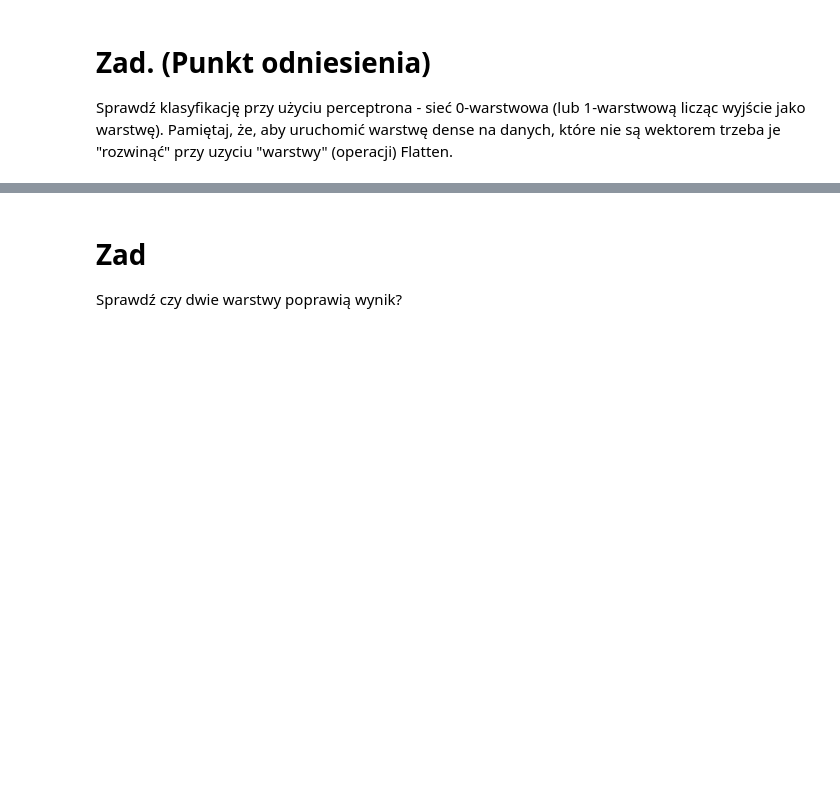
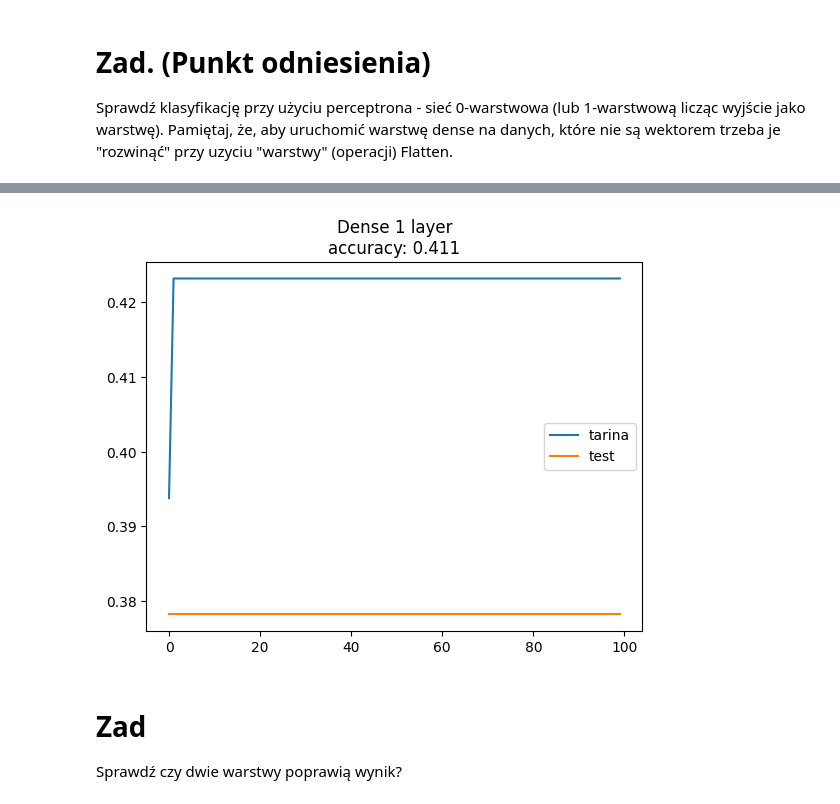
Before and after one commit to KrystianJachna/AI, a Jupyter notebook: cw12/AD_Z12_A_Convolution.ipynb, the cells around one changed output, grey strips where cells are left out. Drawn from its saved outputs; the diff is of its cells as text; code cells hidden in the pictures; blank space fills up the shorter version.

```diff
--- a/cw12/AD_Z12_A_Convolution.ipynb
+++ b/cw12/AD_Z12_A_Convolution.ipynb
@@ -267,0 +228,20 @@ plt.show()
+# %%
+def plot_model_history(history, title, accuracy, ax=None, *, y_lim:tuple=None):
+    if ax is None:
+        ax = plt.gca()
+    ax.plot(history.history['categorical_accuracy'], label = "tarina")
+    ax.plot(history.history['val_categorical_accuracy'], label = "test")
+    ax.set_title(f"{title}\naccuracy: {accuracy:.3f}")
+    if y_lim:
+        ax.set_ylim(*y_lim)
+    ax.legend()
+# %%
+def train_model(model):
+    history = History()
+    early_stopping = EarlyStopping(patience=20,monitor="val_loss")
+    model.compile(loss="categorical_crossentropy",optimizer="adam",metrics=["categorical_accuracy"])
+    model.fit(X_train, y_train, validation_split=0.25,epochs=100,callbacks=[early_stopping, history])
+    loss, accuracy = model.evaluate(X_test,y_test)
+    return model, history, loss, accuracy
+# %%
+dict_models = {}
@@ -267,0 +257,7 @@ plt.show()
+# %%
+model1 = Sequential()
+model1.add(Flatten(input_shape=X_train.shape[1:]))
+model1.add(Dense(n_classes,activation="softmax"))
+# model1.summary()
+
+dict_models["Dense_1"] = train_model(model1)
@@ -268,3 +284,8 @@ plt.show()
+# %%
+model, history, loss, accuracy = dict_models["Dense_1"]
+plot_model_history(history, "Dense 1 layer", accuracy)
+# %% [output]
+[figure, added]
 # %% [markdown]
 # Zad
 
```
Also changed, not shown: parts of 32 cells of this notebook.
